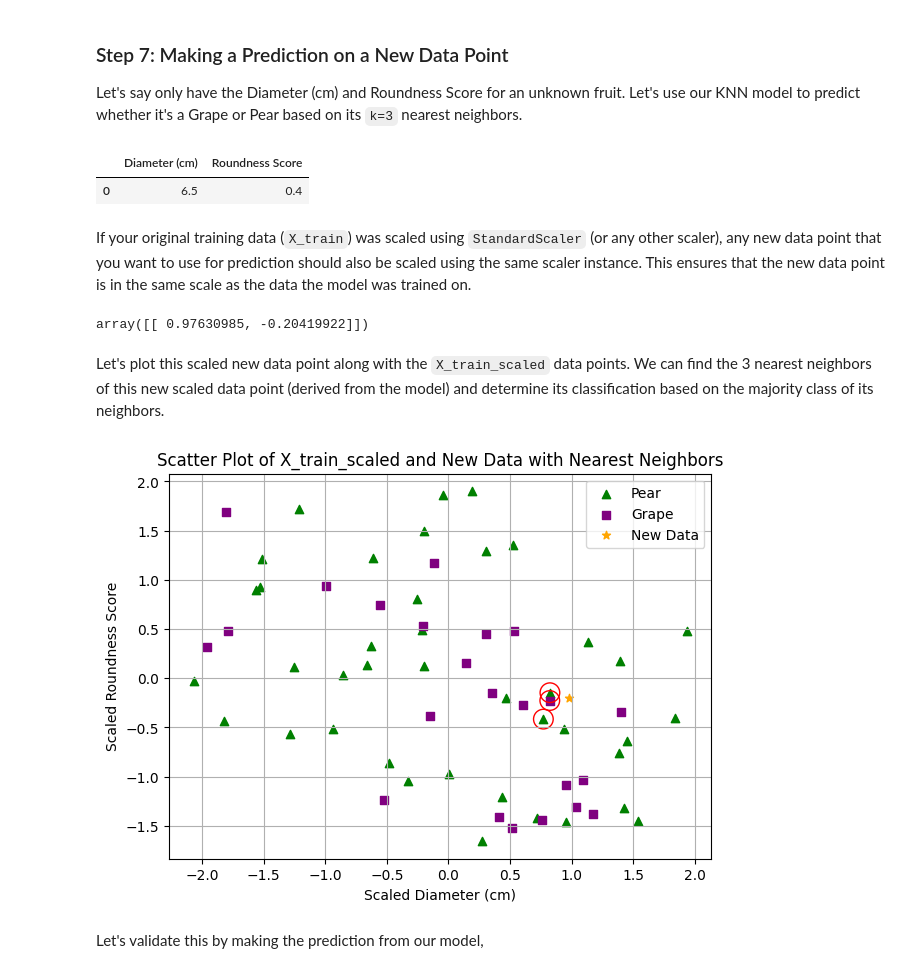
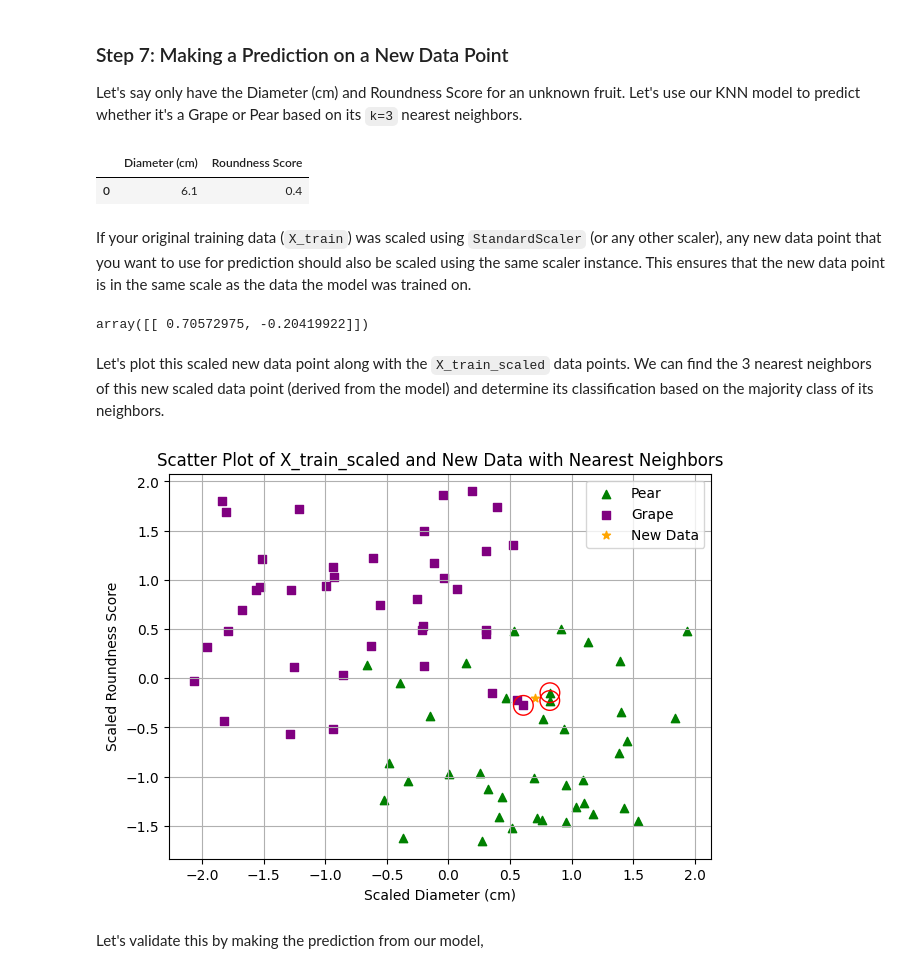
Before and after one commit to themarisolhernandez/ds-review-lessons, a Jupyter notebook: 11-k-nearest-neighbors.ipynb, the cells around one changed output. Drawn from its saved outputs; the diff is of its cells as text; code cells hidden in the pictures.

```diff
--- a/11-k-nearest-neighbors.ipynb
+++ b/11-k-nearest-neighbors.ipynb
@@ -625,7 +625,7 @@ Let's say only have the Diameter (cm) and Roundness Score for an unknown fruit.
 # %%
 # Define a new data point
 new_data = {
-    'Diameter (cm)': [6.5],   # Example diameter value
+    'Diameter (cm)': [6.1],   # Example diameter value
     'Roundness Score': [0.4]  # Example roundness score value
 }
 
@@ -634,7 +634,7 @@ new_df = pd.DataFrame(new_data)
 new_df
 # %% [output]
 |  | Diameter (cm) | Roundness Score |
-| 0 | 6.5 | 0.4 |
+| 0 | 6.1 | 0.4 |
 # %% [markdown]
 If your original training data (`X_train`) was scaled using `StandardScaler` (or any other scaler), any new data point that you want to use for prediction should also be scaled using the same scaler instance. This ensures that the new data point is in the same scale as the data the model was trained on.
 # %%
@@ -642,37 +642,45 @@ If your original training data (`X_train`) was scaled using `StandardScaler` (or
 new_data_scaled = scaler.transform(new_df)
 new_data_scaled
 # %% [output]
-array([[ 0.97630985, -0.20419922]])
+array([[ 0.70572975, -0.20419922]])
 # %% [markdown]
 Let's plot this scaled new data point along with the `X_train_scaled` data points. We can find the 3 nearest neighbors of this new scaled data point (derived from the model) and determine its classification based on the majority class of its neighbors.
 # %%
+# Gather scaled X_train data
+X_train_scaled_df = pd.DataFrame(data=X_train_scaled, columns=X_train.columns)
+X_train_scaled_df["Fruit"] = y_train.values
+
+# Separate scaled data for Pear and Grape
+pear_data = X_train_scaled_df[X_train_scaled_df['Fruit'] == 'Pear']
+grape_data = X_train_scaled_df[X_train_scaled_df['Fruit'] == 'Grape']
+
 # Find the indices of the 3 nearest neighbors of new_data_scaled
 num_neighbors = 3
 _, neighbor_indices = model.kneighbors(new_data_scaled, n_neighbors=num_neighbors)
 
 # Plotting the data
 plt.figure(figsize=(7, 5))
 
 # Scatter plot of Pear and Grape data
 plt.scatter(pear_data['Diameter (cm)'], pear_data['Roundness Score'], marker='^', color='green', label='Pear')
 plt.scatter(grape_data['Diameter (cm)'], grape_data['Roundness Score'], marker='s', color='purple', label='Grape')
 
 # Scatter plot of new_data_scaled
 plt.scatter(new_data_scaled[:, 0], new_data_scaled[:, 1], color='orange', marker='*', label='New Data')
 
 # Highlight the 3 nearest neighbors with a red circle
 for idx in neighbor_indices.flatten():
     plt.scatter(X_train_scaled[idx, 0], X_train_scaled[idx, 1], s=200, facecolors='none', edgecolors='red')
 
 plt.title('Scatter Plot of X_train_scaled and New Data with Nearest Neighbors')
 plt.xlabel('Scaled Diameter (cm)')
 plt.ylabel('Scaled Roundness Score')
 plt.legend()
 
 plt.grid(True)
 plt.show()
 # %% [output]
-[figure, old version]
+[figure, new version]
 # %% [markdown]
 Let's validate this by making the prediction from our model,
 # %%
```
